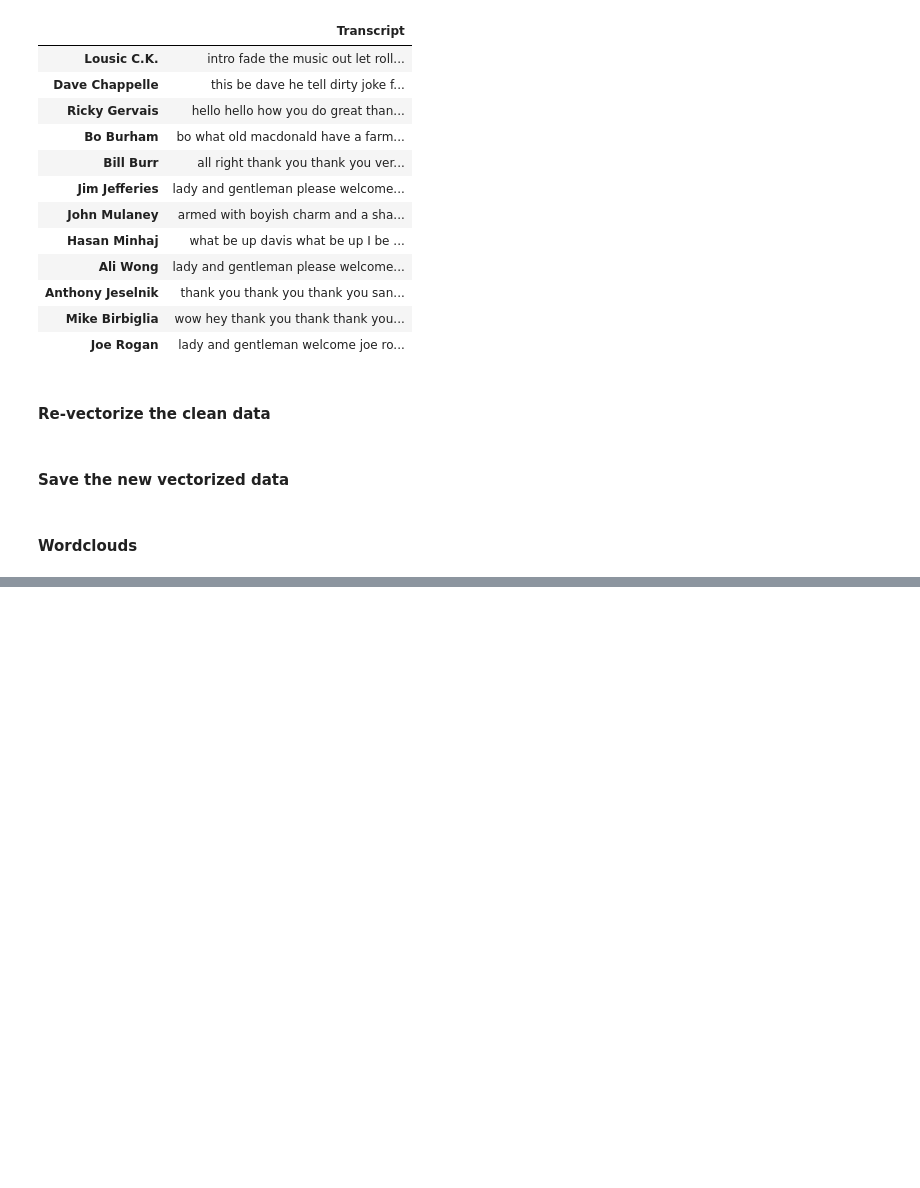
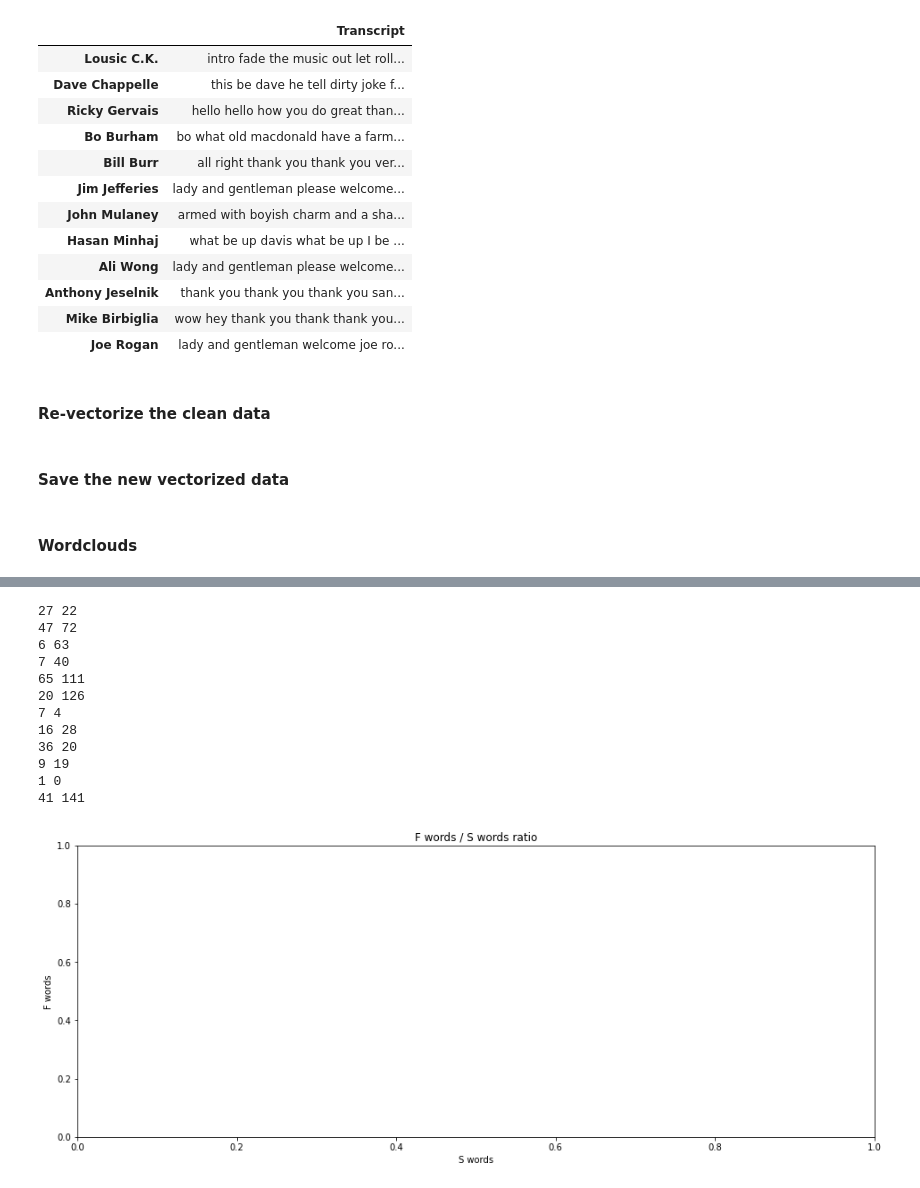
Before and after one commit to keivanipchihagh/Stand-up-Comedian-Analyzer, a Jupyter notebook: 3.Exploratory Data Analysis.ipynb, the cells around one changed output, grey strips where cells are left out. Cells and saved outputs as stored; diff of their text form; code cells hidden in the pictures; blank space fills up the shorter version.

```diff
--- a/3.Exploratory Data Analysis.ipynb
+++ b/3.Exploratory Data Analysis.ipynb
@@ -203,0 +231,6 @@ plt.show()
+# %%
+# Most common profanities used
+profanities = ['fuck', 'shit']
+
+profanities_df = vectorized_df.transpose()[profanities]
+profanities_df
@@ -203,0 +251,27 @@ plt.show()
+# %%
+for i, comedian in enumerate(profanities_df.index):
+
+    x = profanities_df['shit'].loc[comedian]
+    y = profanities_df['fuck'].loc[comedian]
+
+#     plt.scatter(x, y, 'blue')
+#     plt.text(x + 1.5, y + 0.5, comedian, fontsize = 10)
+
+plt.title('F words / S words ratio')
+plt.xlabel('S words')
+plt.ylabel('F words')
+plt.show()
+# %% [output]
+27 22
+47 72
+6 63
+7 40
+65 111
+20 126
+7 4
+16 28
+36 20
+9 19
+1 0
+41 141
+[figure, added]
```
Also changed, not shown: parts of 9 cells of this notebook, 9 other files.
